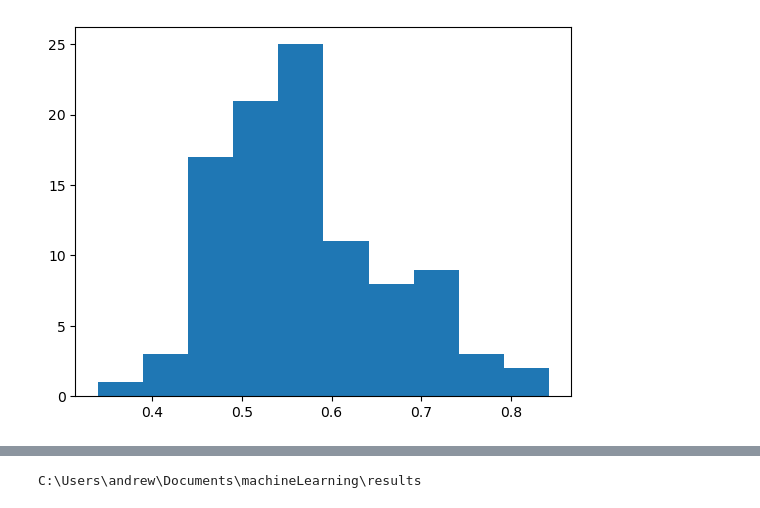
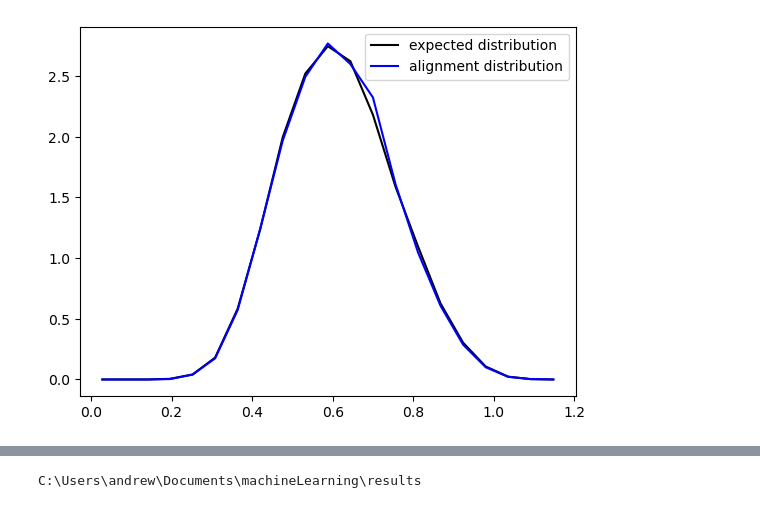
Before and after one commit to landoskape/networkAlignmentAnalysis, a Jupyter notebook: workspace.ipynb, the cells around one changed output, grey strips where cells are left out. Drawn from its saved outputs; the diff is of its cells as text; code cells hidden in the pictures.

```diff
--- a/workspace.ipynb
+++ b/workspace.ipynb
@@ -58,33 +63,67 @@ torch.Size([10000, 50, 50])
 # %%
-B, N = 10000, 100
+B, N = 10000, 200
+num_w = 100
 
-Q = torch.linalg.qr(torch.normal(0, 1, (N, N)))[0] # eigenvectors of X
-D = 1.1**(torch.linspace(1, -N+2, N)) # eigenvalues of X
-U = torch.linalg.qr(torch.normal(0, 1, (N, N)))[0] # rotation of W
+def make_orthonormal(N):
+    return torch.linalg.qr(torch.normal(0, 1, (N, N)))[0]
+
+Q = make_orthonormal(N)
+D = 1.2**(torch.linspace(1, -N+2, N)) # eigenvalues of X
 # S=sqrt(D)
 # V=Q
-# W = U @ S @ V.T
+# W = U @ S @ V.T, where U is an (optional) rotation
 
 preloadings = torch.normal(0, 1, (N, B)) # * torch.sqrt(D).view(-1, 1)
 w, v = utils.smart_pca(preloadings)
 ZCA = v.T @ torch.diag(1/torch.sqrt(w))@v
 loadings = ZCA@preloadings
 scores = loadings * torch.sqrt(D).view(-1, 1)
 X = Q @ scores
 
 w, v = utils.smart_pca(X)
 
 # make weight matrix as rotation of input structure (in X)
-W = U @ torch.diag(torch.sqrt(w)) @ v.T
+use_rotation = True
+Us = [make_orthonormal(N) if use_rotation else torch.eye(N) for _ in range(num_w)]
+Ws = [U @ torch.diag(torch.sqrt(w)) @ v.T for U in Us]
 
 # measure alignment of W
-alignment = utils.alignment(X.T, W, relative=False)
+alignment = np.concatenate([utils.alignment(X.T, W, relative=False) for W in Ws])
 
+dcounts, bins = np.histogram(w, bins=21)
+acounts = np.histogram(alignment, bins=bins, density=True)[0]
+centers = utils.edge2center(bins)
 
-plt.hist(alignment)
+def expected_alignment_distribution(eigenvalues, use_rotation, valid_rotation=True, bins=11, num_tests=10):
+    ecounts, bins = np.histogram(eigenvalues, bins=bins, density=True)
+    centers = utils.edge2center(bins)
+    if not use_rotation:
+        # if no rotation, expected value is just distribution of eigenvalues
+        return ecounts, bins, centers
+
+    # otherwise, randomly sample using eigenvalue as weighted average
+    N = len(eigenvalues)
+    eigenvalues = np.tile(eigenvalues.reshape(-1, 1), (1, N*num_tests))
+    if valid_rotation:
+        mixing = [np.linalg.qr(np.random.normal(0, 1/np.sqrt(N), (N, N)))[0].T for _ in range(num_tests)]
+        coefficients = np.concatenate(mixing, axis=1)**2
+    else:
+        coefficients = np.random.normal(0, 1/np.sqrt(N), (N, N*num_tests))**2
+    weights = eigenvalues * coefficients
+    alignment = np.average(eigenvalues, axis=0, weights=weights)
+    acounts = np.histogram(alignment, bins=bins, density=True)[0]
+    return acounts, bins, centers
+
+ecounts = expected_alignment_distribution(w, use_rotation=use_rotation, valid_rotation=False, bins=bins, num_tests=100)[0]
+
+figure = plt.figure()
+# plt.plot(centers, dcounts, color='k', label="eigenvalue distribution")
+plt.plot(centers, ecounts, color='k', label="expected distribution")
+plt.plot(centers, acounts, color='b', label="alignment distribution")
+plt.legend(loc='upper right')
 plt.show()
 # %% [output]
-[figure, old version]
+[figure, new version]
 # %%
 # TODO
 # 1.1. include additional AlignmentModel methods stored in extra class in base model
```
Also changed, not shown: parts of 5 cells of this notebook.
